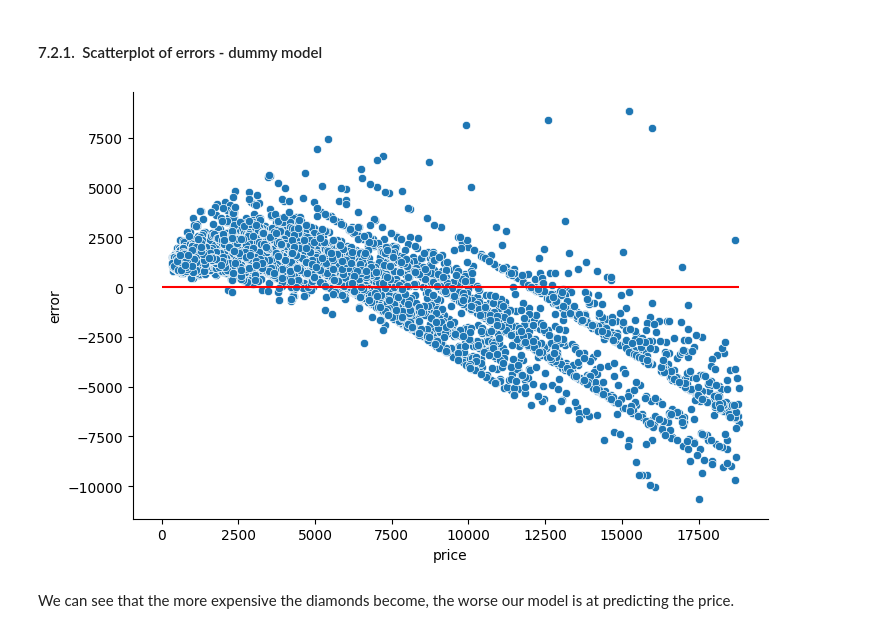
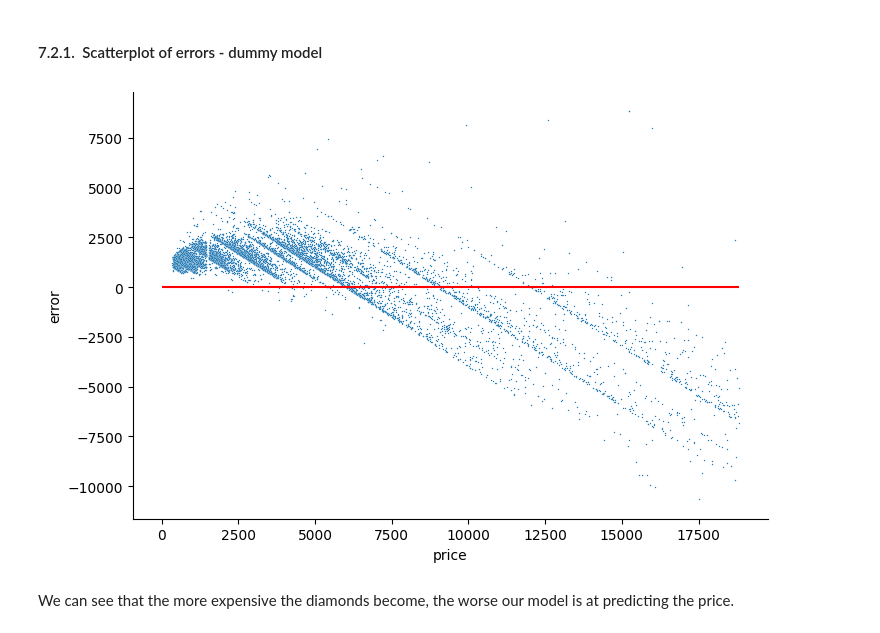
Before and after one commit to gastan81/supervised-ml, a Jupyter notebook: 07_regression__introduction_to.ipynb, the cells around one changed output. Cells and saved outputs as stored; diff of their text form; code cells hidden in the pictures.

```diff
--- a/07_regression__introduction_to.ipynb
+++ b/07_regression__introduction_to.ipynb
@@ -536,15 +537,16 @@ A scatterplot can help guide us in a similar manner to a histogram
 # %%
 sns.relplot(data=dummy_errors_df,
             x='price',
             y='error',
+            s=1,
             aspect=1.5)
 plt.hlines(y=0,
            xmin=0,
            xmax=max(dummy_errors_df['price']),
            color='red')
 plt.show()
 # %% [output]
-[figure, old version]
+[figure, new version]
 # %% [markdown]
 We can see that the more expensive the diamonds become, the worse our model is at predicting the price.
 # %% [markdown]
```
Also changed, not shown: parts of 11 cells of this notebook, 2 other files.
